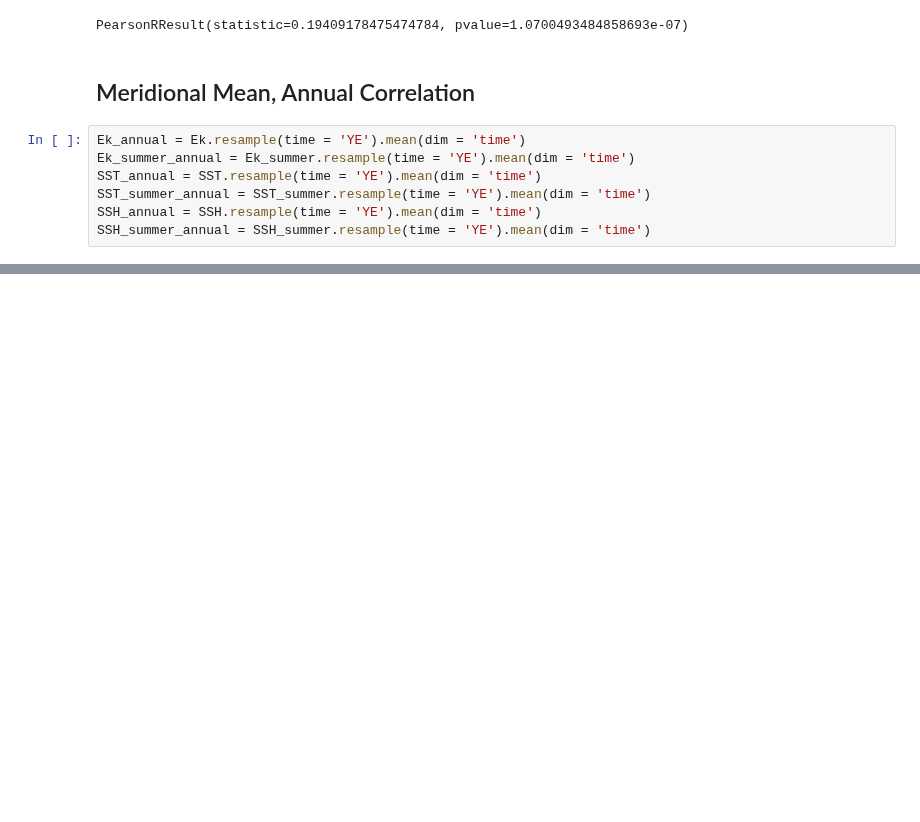
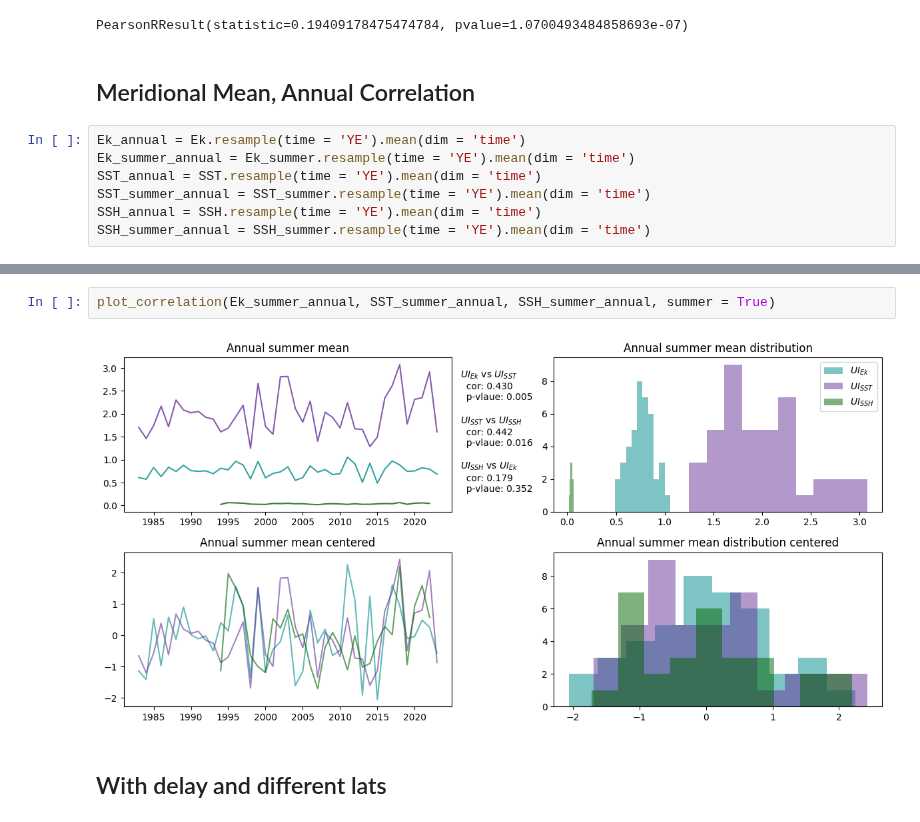
Before and after one commit to Marie-Louise-Korte/Iberian_Coast_Upwelling, a Jupyter notebook: Analyse_UIs_correlation.ipynb, the cells around one changed output, grey strips where cells are left out. Drawn from its saved outputs; the diff is of its cells as text; blank space fills up the shorter version.

```diff
--- a/Analyse_UIs_correlation.ipynb
+++ b/Analyse_UIs_correlation.ipynb
@@ -123,0 +148,6 @@ plt.plot(SST_summer_annual.UI_mean)
+# %%
+plot_correlation(Ek_summer_annual, SST_summer_annual, SSH_summer_annual, summer = True)
+# %% [output]
+[figure, added]
+# %% [markdown]
+## With delay and different lats
```
Also changed, not shown: parts of 18 cells of this notebook.
